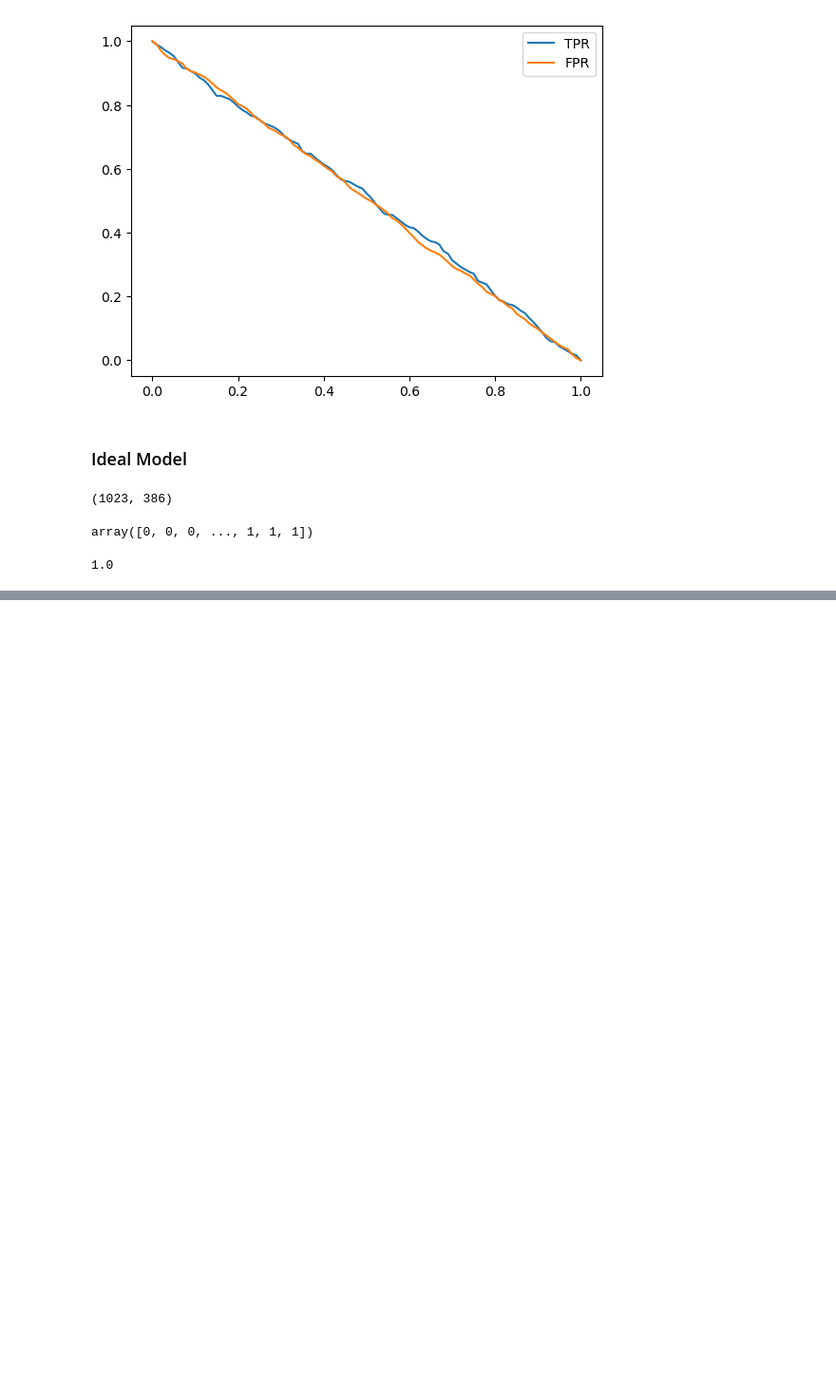
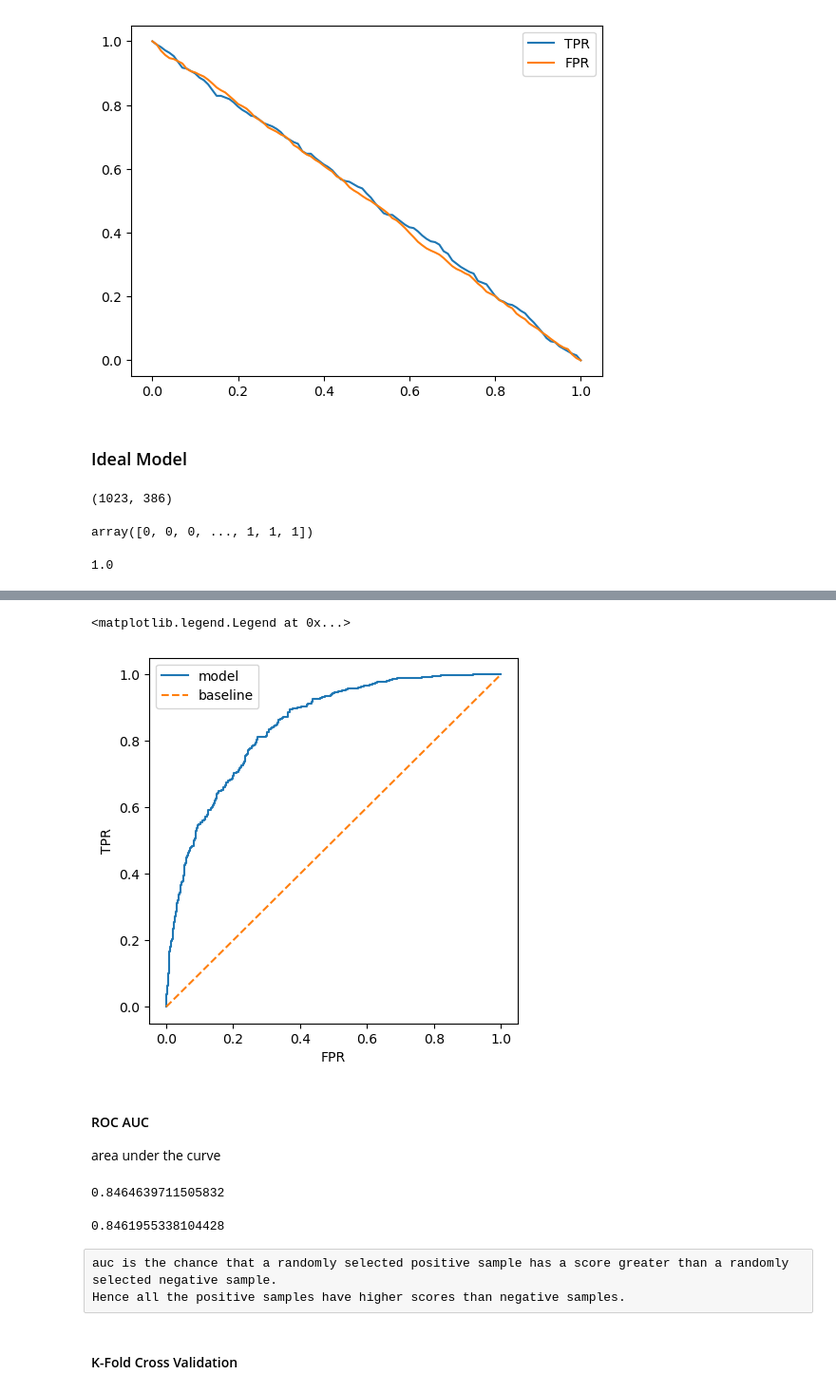
Before and after one commit to psychAura/Machine-Learning-Zoomcamp, a Jupyter notebook: Evaluation Metrics/Evaluation_metrics.ipynb, the cells around one changed output, grey strips where cells are left out. Shown at 95% size. Cells and saved outputs as stored; diff of their text form; code cells hidden in the pictures; blank space fills up the shorter version.

```diff
--- a/Evaluation Metrics/Evaluation_metrics.ipynb
+++ b/Evaluation Metrics/Evaluation_metrics.ipynb
@@ -339,0 +393,36 @@ y_ideal_pred = np.linspace(0, 1, len(y_val))
+# %%
+plt.figure(figsize = (5,5)) ##makes the plot square and not rect
+plt.plot(fpr, tpr, label ='model')
+
+plt.plot([0,1], [0,1], label ='baseline', linestyle = '--')
+
+plt.xlabel('FPR')
+plt.ylabel('TPR')
+plt.legend()
+# %% [output]
+<matplotlib.legend.Legend at 0x...>
+[figure, added]
+# %% [markdown]
+#### ROC AUC
+area under the curve
+# %%
+#for an ideal model, the area under the curve is 1.0, hence the auc of a model should be closer to 1.0 to be good.
+
+from sklearn.metrics import auc ##auc computes area under any curve
+auc(fpr, tpr) #this fpr, tpr is values computed by sklearn from the roc_curve
+
+#easier way
+from sklearn.metrics import roc_auc_score
+roc_auc_score(y_val, y_pred)
+# %% [output]
+0.8464639711505832
+# %%
+#compare with our manual calc of fpr, tpr in the formula
+auc(df_scores.fpr, df_scores.tpr)
+# %% [output]
+0.8461955338104428
+# %% [raw]
+auc is the chance that a randomly selected positive sample has a score greater than a randomly selected negative sample.
+Hence all the positive samples have higher scores than negative samples.
+# %% [markdown]
+#### K-Fold Cross Validation
```
Also changed, not shown: parts of 20 cells of this notebook.
